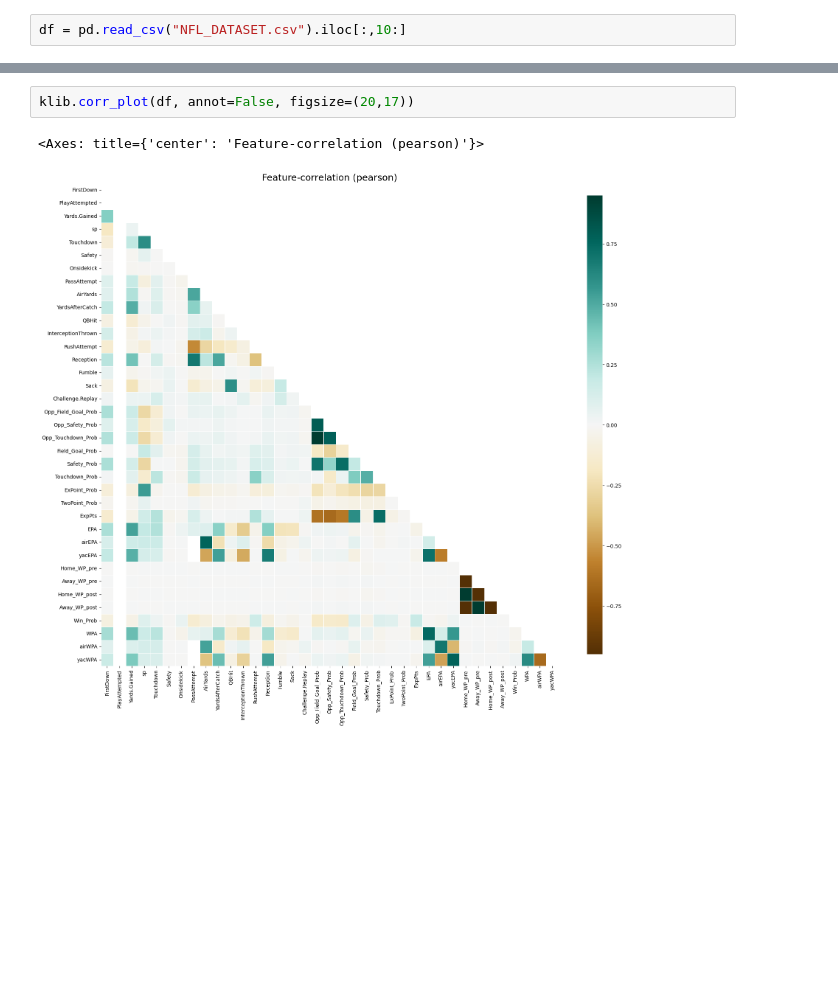
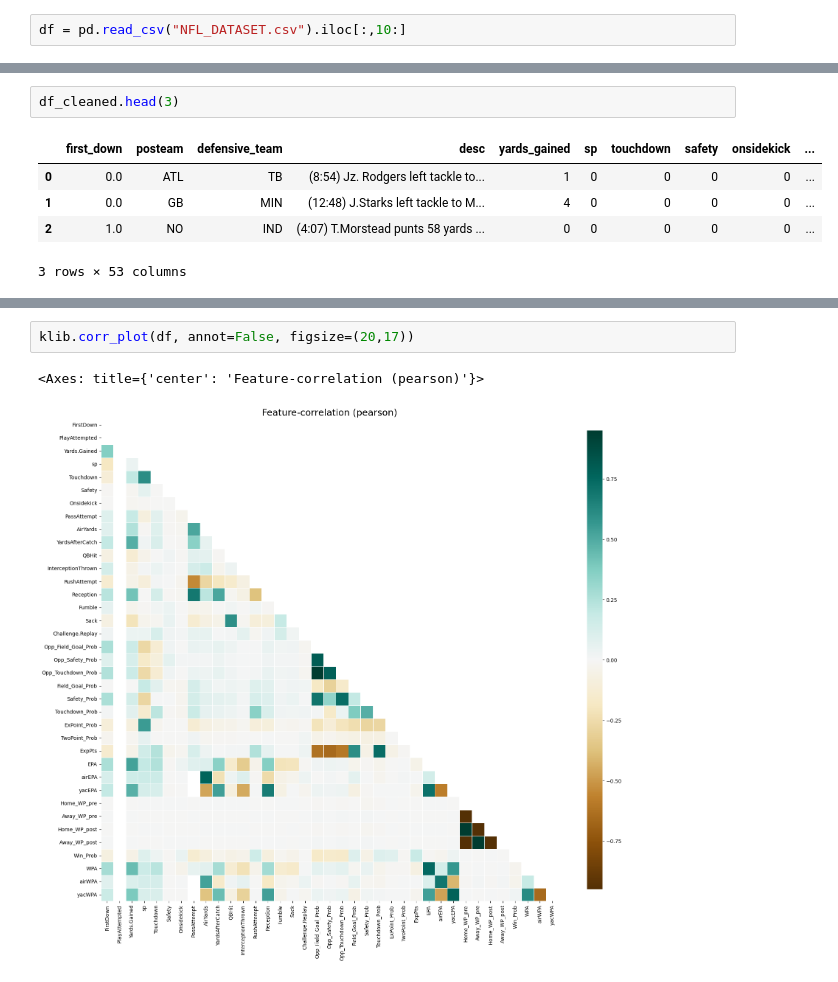
Before and after one commit to akanz1/klib, a Jupyter notebook: examples/klib-plots.ipynb, the cells around one changed output, grey strips where cells are left out. Cells and saved outputs as stored; diff of their text form; blank space fills up the shorter version.

```diff
--- a/examples/klib-plots.ipynb
+++ b/examples/klib-plots.ipynb
@@ -34 +27,9 @@ df.head()
+# %%
+df_cleaned.head(3)
+# %% [output]
+|  | first_down | posteam | defensive_team | desc | yards_gained | sp | touchdown | safety | onsidekick | ... |
+| 0 | 0.0 | ATL | TB | (8:54) Jz. Rodgers left tackle to... | 1 | 0 | 0 | 0 | 0 | ... |
+| 1 | 0.0 | GB | MIN | (12:48) J.Starks left tackle to M... | 4 | 0 | 0 | 0 | 0 | ... |
+| 2 | 1.0 | NO | IND | (4:07) T.Morstead punts 58 yards ... | 0 | 0 | 0 | 0 | 0 | ... |
+3 rows × 53 columns
 # %%
```
Also changed, not shown: parts of 5 cells of this notebook, 5 other files.
